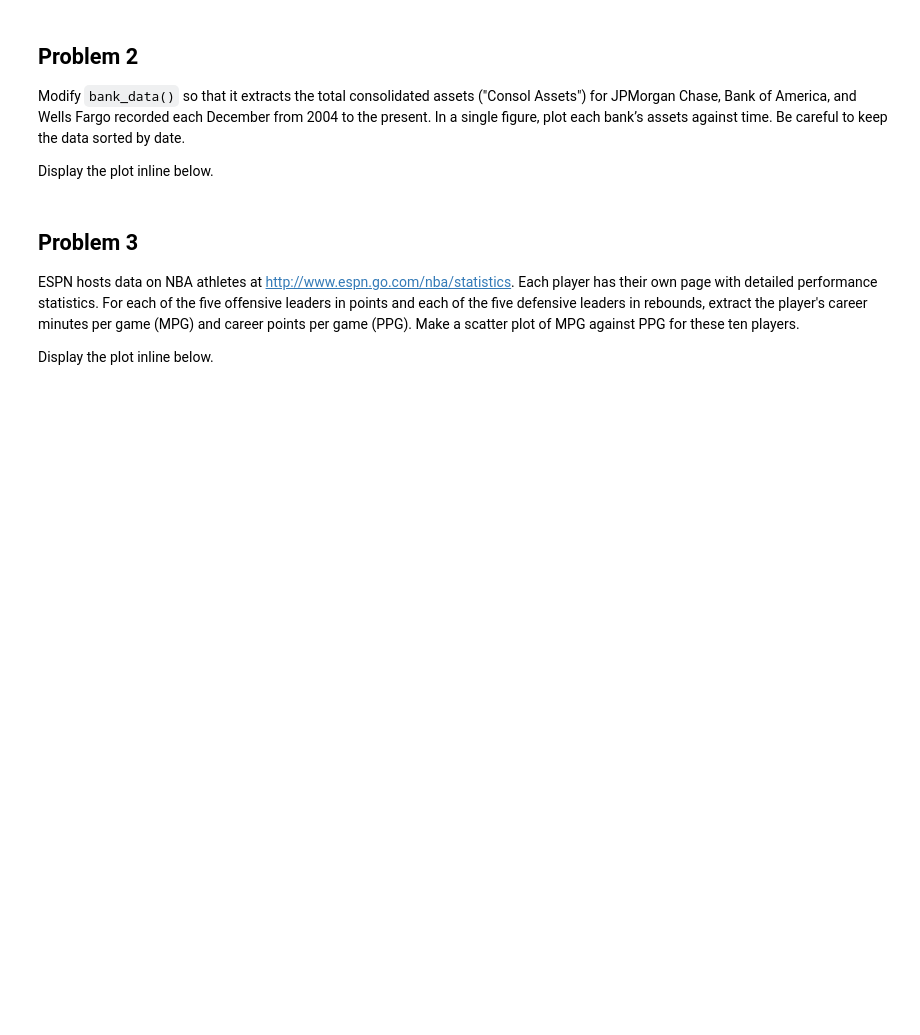
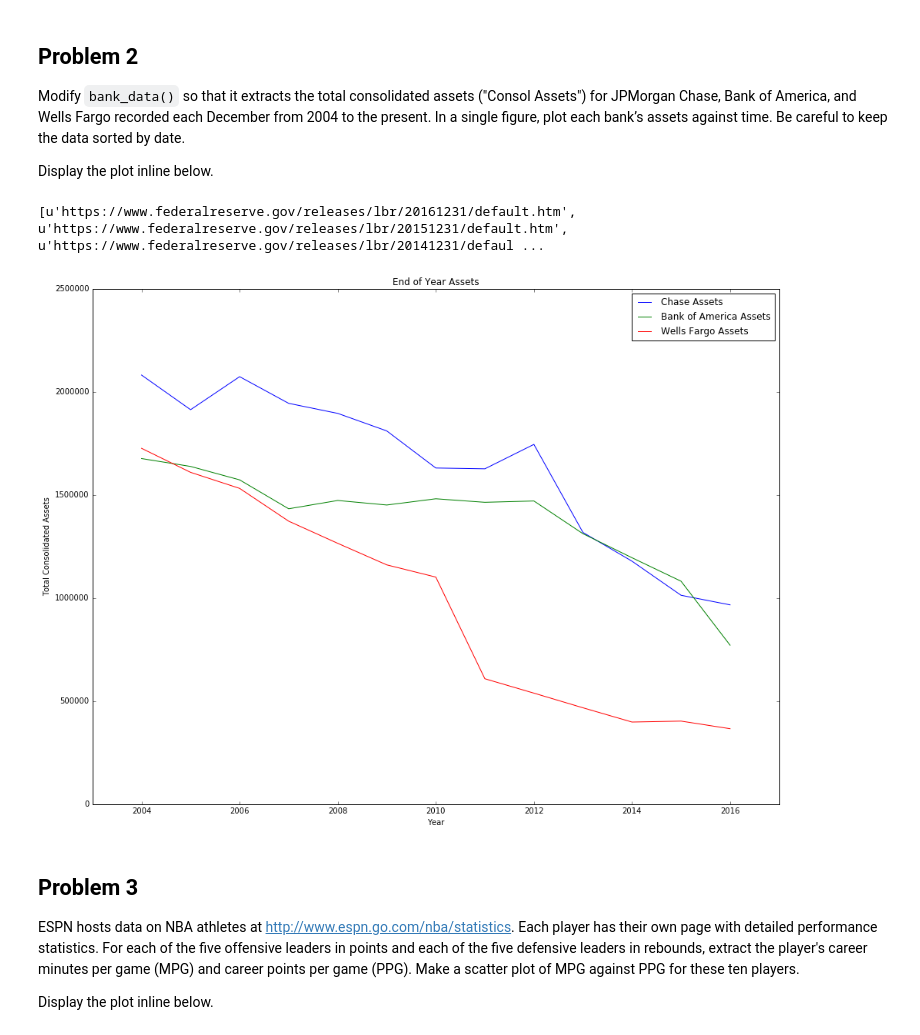
Before and after one commit to mattschaelling/acme_vol3, a Jupyter notebook: WebScraping2/web_scraping2.ipynb, the cells around one changed output. Cells and saved outputs as stored; diff of their text form; code cells hidden in the pictures; blank space fills up the shorter version.

```diff
--- a/WebScraping2/web_scraping2.ipynb
+++ b/WebScraping2/web_scraping2.ipynb
@@ -61,8 +105,10 @@ Display the plot inline below.
 def bank_data():
     """Crawl through the Federal Reserve site and extract bank data."""
     # Compile regular expressions for finding certain tags.
-    link_finder = re.compile(r"2004$")
+    link_finder = re.compile(r"December 31, (200[4-9]|201[0-9])$")
     chase_bank_finder = re.compile(r"^JPMORGAN CHASE BK")
+    boa_finder = re.compile(r"^BANK OF AMER NA")
+    wellsfargo_finder = re.compile(r"^WELLS FARGO BK NA")
 
     # Get the base page and find the URLs to all other relevant pages.
     base_url="https://www.federalreserve.gov/releases/lbr/"
@@ -73,6 +119,8 @@ def bank_data():
 
     # Crawl through the individual pages and record the data.
     chase_assets = []
+    boa_assets = []
+    wellsfargo_assets = []
     for page in pages:
         time.sleep(1)               # PAUSE, then request the page.
         soup = BeautifulSoup(requests.get(page).text, "html.parser")
@@ -84,7 +132,38 @@ def bank_data():
         # Extract the data, removing commas.
         chase_assets.append(int(temp_tag.string.replace(',', '')))
 
-    return chase_assets
+        # Find the tag corresponding to Bank of America's consolidated assets.
+        temp_tag = soup.find(name="td", string=boa_finder)
+        for _ in range(10):
+            temp_tag = temp_tag.next_sibling
+        boa_assets.append(int(temp_tag.string.replace(',', '')))
+
+        # Find the tag corresponding to Wells Fargo's consolidated assets.
+        temp_tag = soup.find(name="td", string=wellsfargo_finder)
+        for _ in range(10):
+            temp_tag = temp_tag.next_sibling
+        wellsfargo_assets.append(int(temp_tag.string.replace(',', '')))
+
+    return chase_assets, boa_assets, wellsfargo_assets
+
+chase_assets, boa_assets, wellsfargo_assets = bank_data()
+# %%
+print(bank_data())
+# %% [output]
+[u'https://www.federalreserve.gov/releases/lbr/20161231/default.htm', u'https://www.federalreserve.gov/releases/lbr/20151231/default.htm', u'https://www.federalreserve.gov/releases/lbr/20141231/defaul ...
+# %%
+years = np.arange(2004, 2017)
+plt.plot(years, chase_assets, label = 'Chase Assets')
+plt.plot(years, boa_assets, label = 'Bank of America Assets')
+plt.plot(years, wellsfargo_assets, label = 'Wells Fargo Assets')
+plt.legend()
+plt.xlim(2003, 2017)
+plt.xlabel("Year")
+plt.ylabel("Total Consolidated Assets")
+plt.title("End of Year Assets")
+plt.show()
+# %% [output]
+[figure, added]
 # %% [markdown]
 ## Problem 3
 
```
Also changed, not shown: parts of 5 cells of this notebook.
